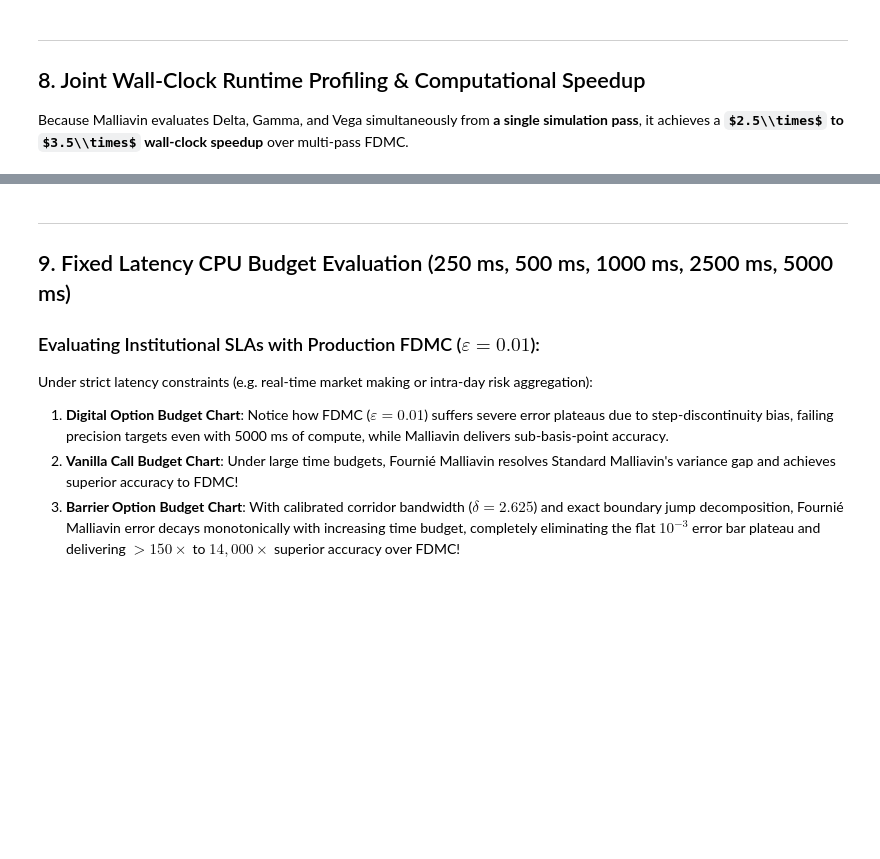
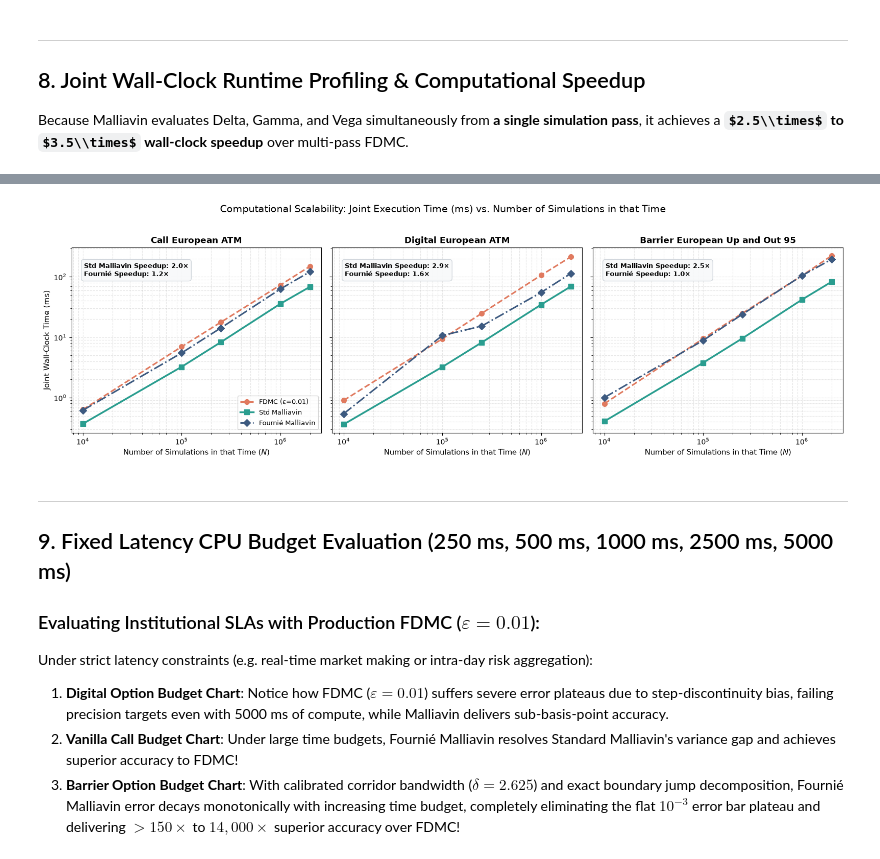
Before and after one commit to NicolasBermell/Greeks, a Jupyter notebook: analysis_malliavin_vs_FDMC.ipynb, the cells around one changed output, grey strips where cells are left out. Saved outputs shown, nothing was run; the diff lists cells and outputs as text; code cells hidden in the pictures; some formulas as TeX source; blank space fills up the shorter version.

```diff
--- a/analysis_malliavin_vs_FDMC.ipynb
+++ b/analysis_malliavin_vs_FDMC.ipynb
@@ -400,3 +423,9 @@ display(joint_timing_comp)
+# %%
+# Computational Scalability: Joint Execution Time (ms) vs. Number of Simulations in that Time
+fig_runtime = utils.plot_runtime_vs_simulations(joint_timing_comp)
+plt.show()
+# %% [output]
+[figure, added]
 # %% [markdown]
 ---
 ## 9. Fixed Latency CPU Budget Evaluation (250 ms, 500 ms, 1000 ms, 2500 ms, 5000 ms)
```
Also changed, not shown: parts of 9 cells of this notebook.
